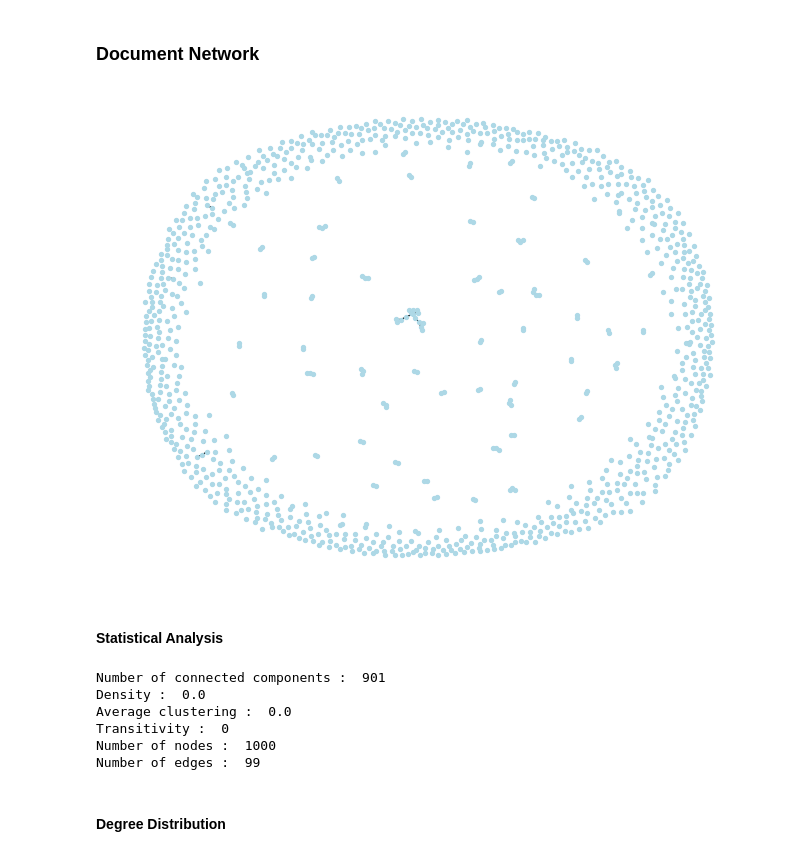
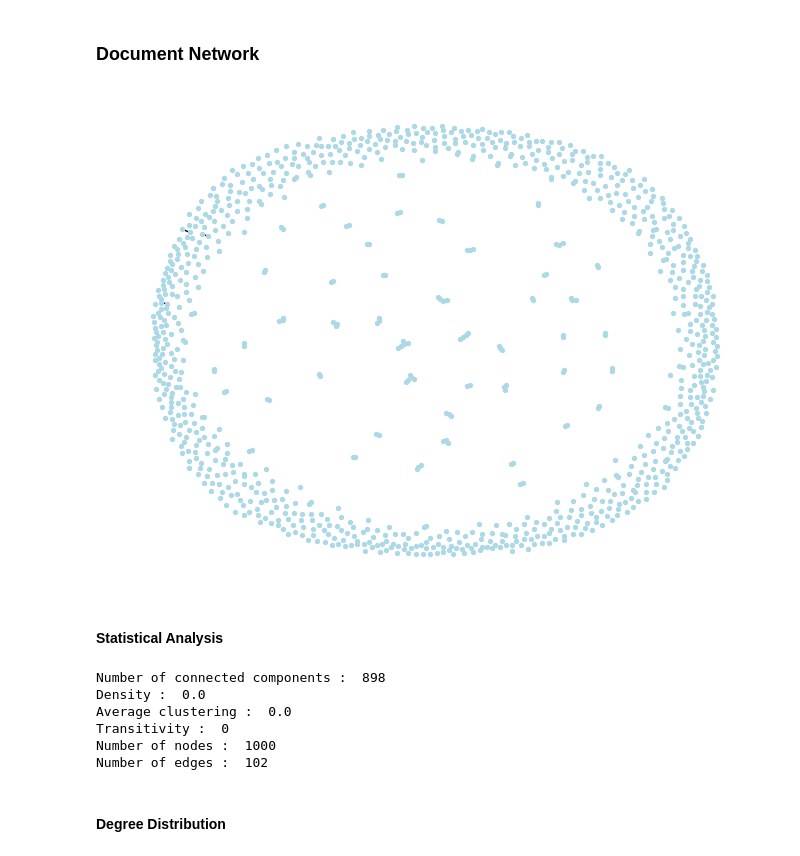
Before and after one commit to FeckNeck/Network-Analysis-for-Information-Retrieval, a Jupyter notebook: index.ipynb, the cells around one changed output. Saved outputs shown, nothing was run; the diff lists cells and outputs as text; code cells hidden in the pictures.

```diff
--- a/index.ipynb
+++ b/index.ipynb
@@ -169,25 +183,25 @@ plt.show()
 ### Document Network
 # %%
 G = nx.Graph()
-NB_NODES = 1000
 
 for index, row in corpus.iterrows():
     G.add_node(row['id'])
 
 for index, row in corpus.iterrows():
     for ref in row['references']:
-        G.add_edge(row['id'], ref)
+        if ref in G.nodes():
+            G.add_edge(row['id'], ref)
 
 
 nodes_to_keep = list(G.nodes())[:NB_NODES]
 G_filtered = G.subgraph(nodes_to_keep)
 
 pos = nx.spring_layout(G_filtered)
 nx.draw(G_filtered, pos, with_labels=False, node_size=8, node_color='lightblue', font_size=8)
 
 plt.show()
 # %% [output]
-[figure, old version]
+[figure, new version]
 # %% [markdown]
 #### Statistical Analysis
 # %%
@@ -198,12 +212,12 @@ print("Transitivity : ", round(nx.transitivity(G_filtered), 2))
 print("Number of nodes : ", G_filtered.number_of_nodes())
 print("Number of edges : ", G_filtered.number_of_edges())
 # %% [output]
-Number of connected components :  901
+Number of connected components :  898
 Density :  0.0
 Average clustering :  0.0
 Transitivity :  0
 Number of nodes :  1000
-Number of edges :  99
+Number of edges :  102
 # %% [markdown]
 #### Degree Distribution
 # %%
```
Also changed, not shown: parts of 15 cells of this notebook, 1 other file.
